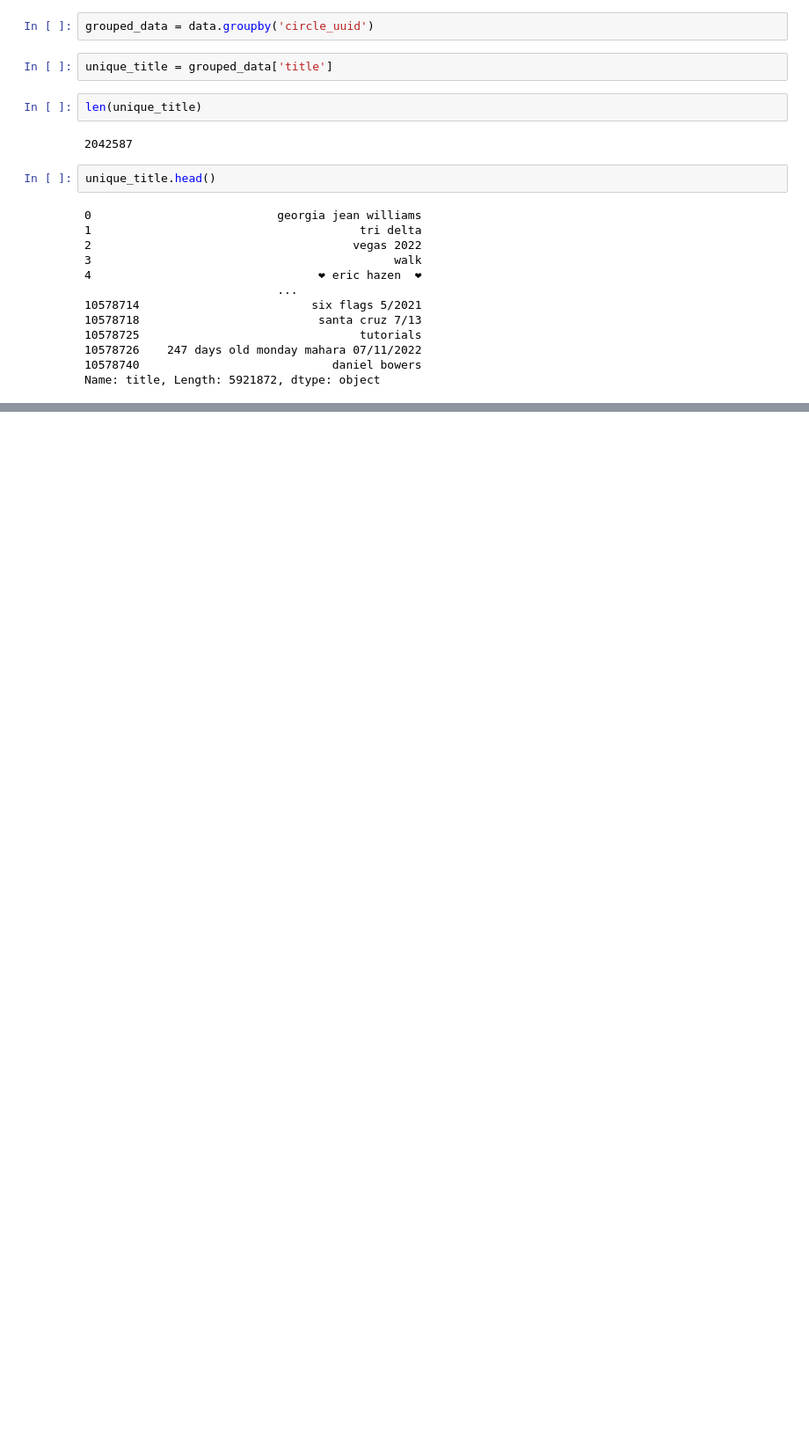
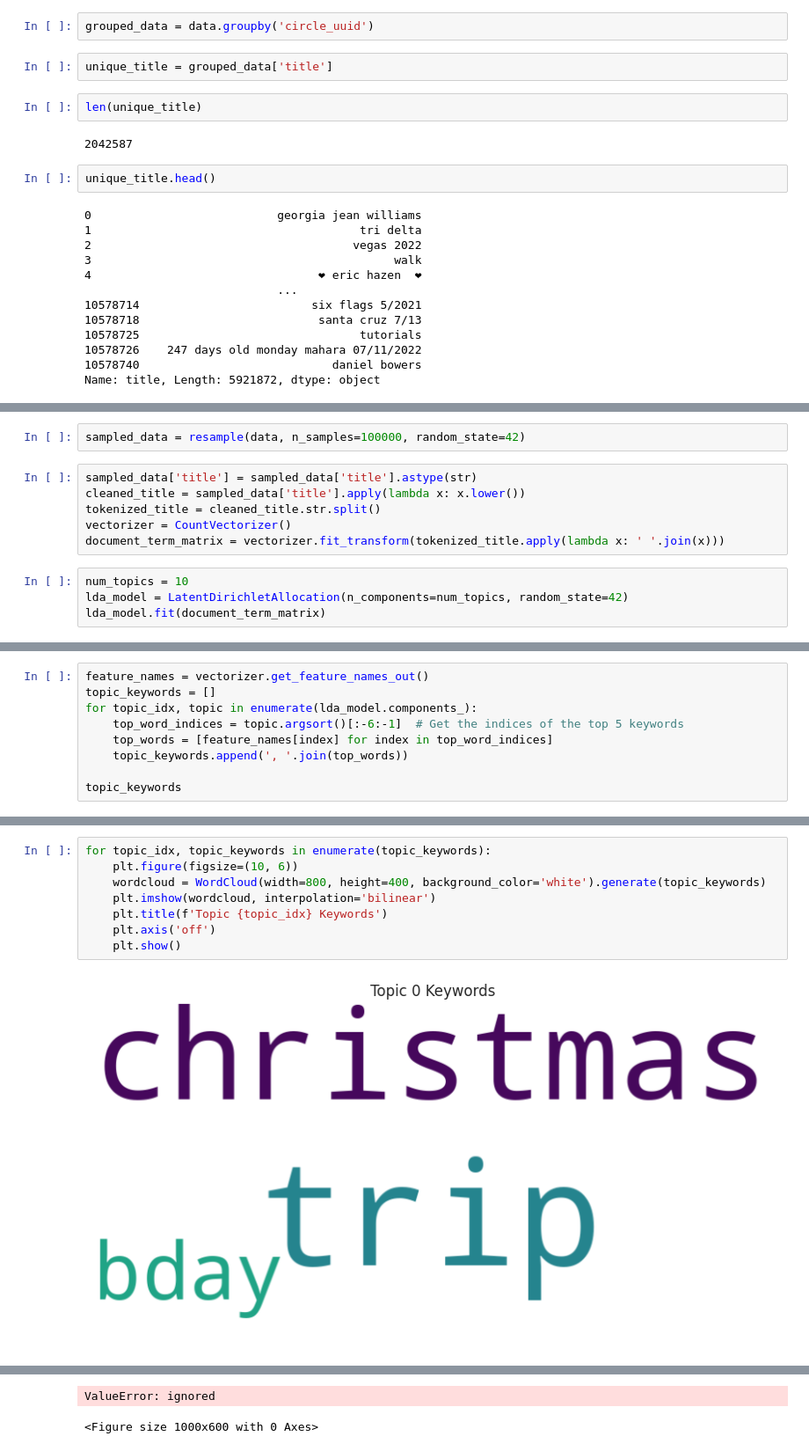
Before and after one commit to bvanitsthian/photocircle_nlp, a Jupyter notebook: circles_visualization.ipynb, the cells around one changed output, grey strips where cells are left out. Shown at 88% size. Drawn from its saved outputs; the diff is of its cells as text; blank space fills up the shorter version.

```diff
--- a/circles_visualization.ipynb
+++ b/circles_visualization.ipynb
@@ -75,0 +82,12 @@ plt.show()
+# %%
+sampled_data = resample(data, n_samples=100000, random_state=42)
+# %%
+sampled_data['title'] = sampled_data['title'].astype(str)
+cleaned_title = sampled_data['title'].apply(lambda x: x.lower())
+tokenized_title = cleaned_title.str.split()
+vectorizer = CountVectorizer()
+document_term_matrix = vectorizer.fit_transform(tokenized_title.apply(lambda x: ' '.join(x)))
+# %%
+num_topics = 10
+lda_model = LatentDirichletAllocation(n_components=num_topics, random_state=42)
+lda_model.fit(document_term_matrix)
@@ -75,0 +96,9 @@ plt.show()
+# %%
+feature_names = vectorizer.get_feature_names_out()
+topic_keywords = []
+for topic_idx, topic in enumerate(lda_model.components_):
+    top_word_indices = topic.argsort()[:-6:-1]  # Get the indices of the top 5 keywords
+    top_words = [feature_names[index] for index in top_word_indices]
+    topic_keywords.append(', '.join(top_words))
+
+topic_keywords
@@ -75,0 +122,10 @@ plt.show()
+# %%
+for topic_idx, topic_keywords in enumerate(topic_keywords):
+    plt.figure(figsize=(10, 6))
+    wordcloud = WordCloud(width=800, height=400, background_color='white').generate(topic_keywords)
+    plt.imshow(wordcloud, interpolation='bilinear')
+    plt.title(f'Topic {topic_idx} Keywords')
+    plt.axis('off')
+    plt.show()
+# %% [output]
+[figure, added]
@@ -75,0 +137,2 @@ plt.show()
+ValueError: ignored
+<Figure size 1000x600 with 0 Axes>
```
Also changed, not shown: parts of 22 cells of this notebook.
